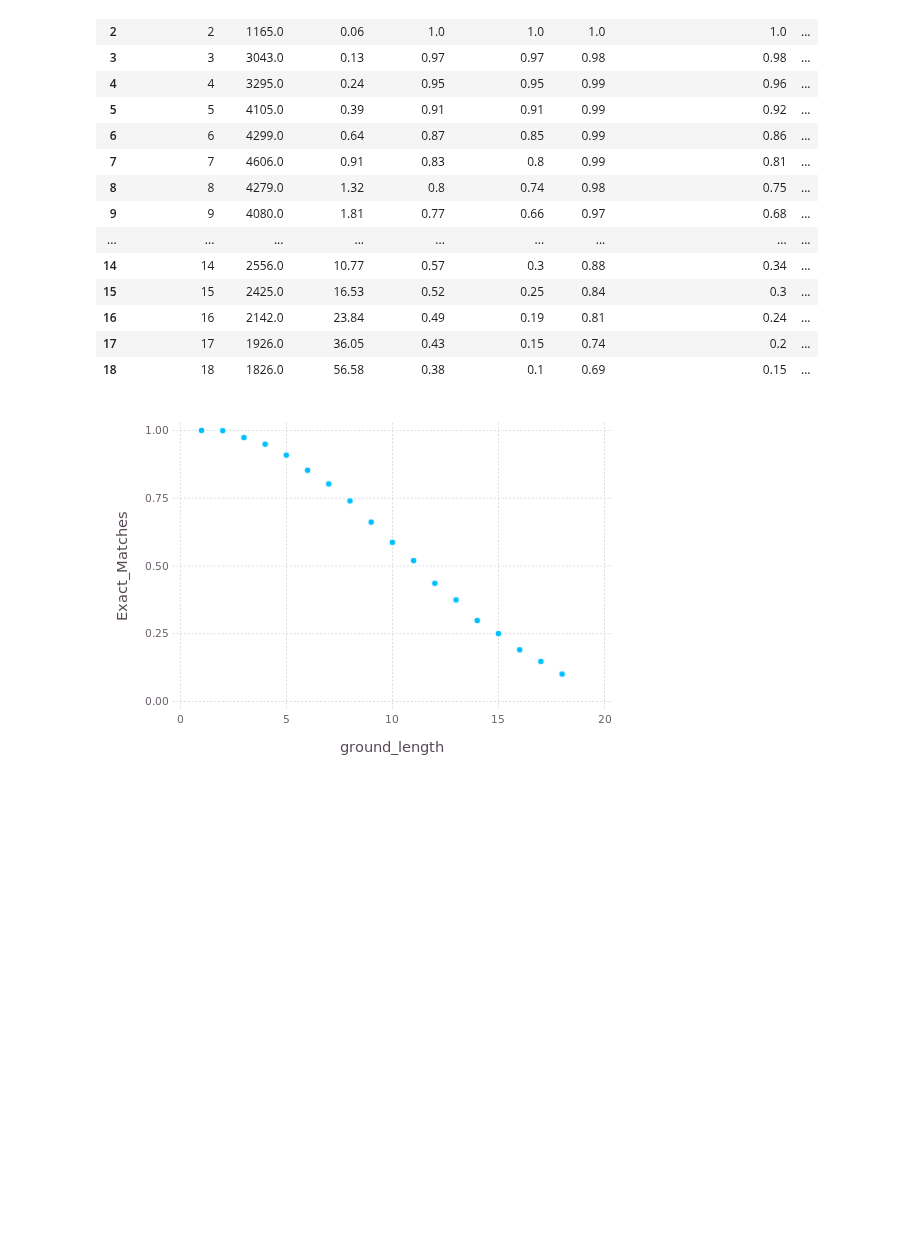
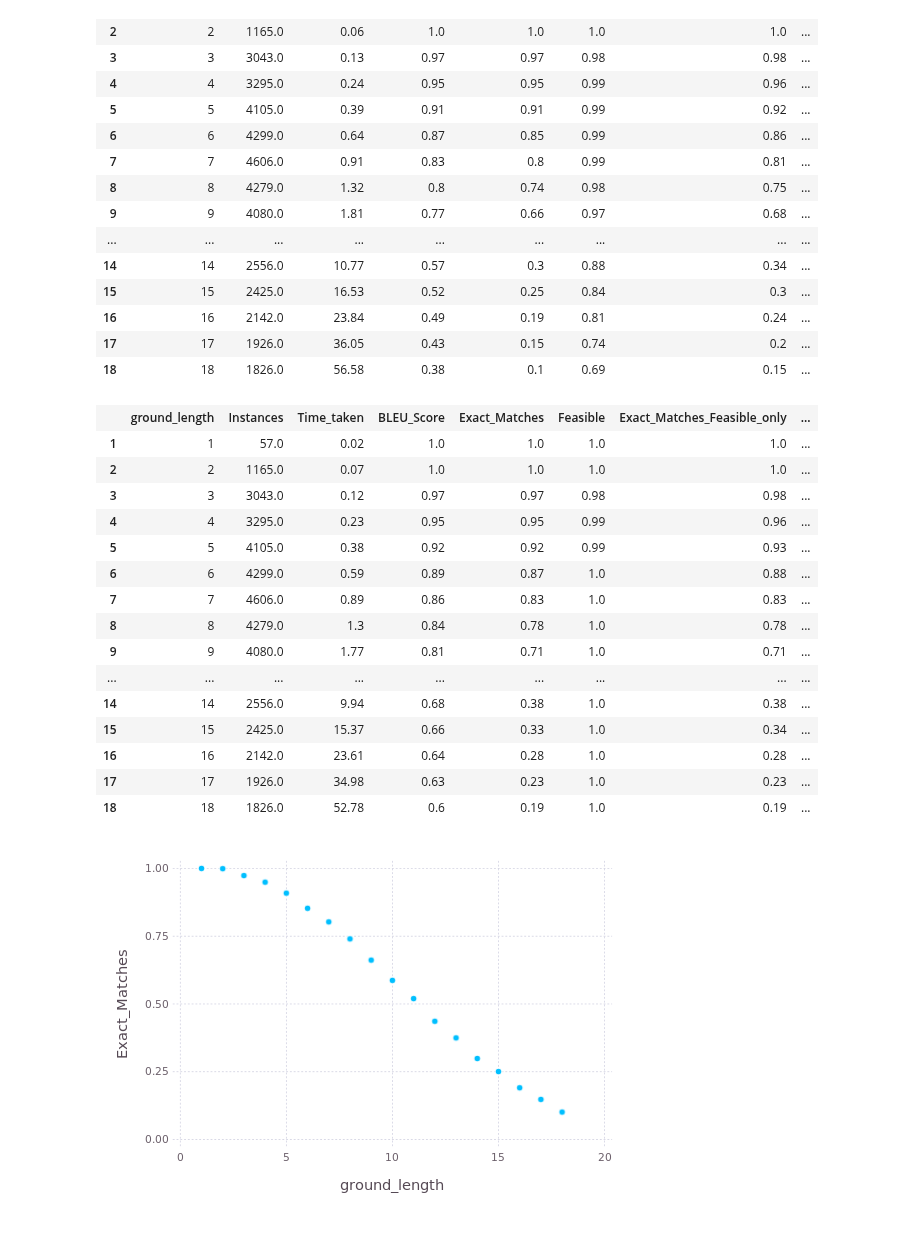
Before and after one commit to oxinabox/phd, a Jupyter notebook: prototypes/SumOfWordEmbeddings/ResAna.ipynb, the cells around one changed output. Drawn from its saved outputs; the diff is of its cells as text; code cells hidden in the pictures; blank space fills up the shorter version.

```diff
--- a/prototypes/SumOfWordEmbeddings/ResAna.ipynb
+++ b/prototypes/SumOfWordEmbeddings/ResAna.ipynb
@@ -348,8 +353,26 @@ round_tbl(ordering_length_res)
 | 17 | 17 | 1926.0 | 36.05 | 0.43 | 0.15 | 0.74 | 0.2 | ... |
 | 18 | 18 | 1826.0 | 56.58 | 0.38 | 0.1 | 0.69 | 0.15 | ... |
 # %%
-ordering_length_res_oracle = get_ordering_length_res(books_0_001_oracle)
+ordering_length_res_oracle = get_ordering_length_res(books_0_01_oracle)
+writetable(OUTPUT_DIR*"ordering_length_scores_oracle.csv", ordering_length_res)
 round_tbl(ordering_length_res_oracle)
+# %% [output]
+|  | ground_length | Instances | Time_taken | BLEU_Score | Exact_Matches | Feasible | Exact_Matches_Feasible_only | ... |
+| 1 | 1 | 57.0 | 0.02 | 1.0 | 1.0 | 1.0 | 1.0 | ... |
+| 2 | 2 | 1165.0 | 0.07 | 1.0 | 1.0 | 1.0 | 1.0 | ... |
+| 3 | 3 | 3043.0 | 0.12 | 0.97 | 0.97 | 0.98 | 0.98 | ... |
+| 4 | 4 | 3295.0 | 0.23 | 0.95 | 0.95 | 0.99 | 0.96 | ... |
+| 5 | 5 | 4105.0 | 0.38 | 0.92 | 0.92 | 0.99 | 0.93 | ... |
+| 6 | 6 | 4299.0 | 0.59 | 0.89 | 0.87 | 1.0 | 0.88 | ... |
+| 7 | 7 | 4606.0 | 0.89 | 0.86 | 0.83 | 1.0 | 0.83 | ... |
+| 8 | 8 | 4279.0 | 1.3 | 0.84 | 0.78 | 1.0 | 0.78 | ... |
+| 9 | 9 | 4080.0 | 1.77 | 0.81 | 0.71 | 1.0 | 0.71 | ... |
+| ... | ... | ... | ... | ... | ... | ... | ... | ... |
+| 14 | 14 | 2556.0 | 9.94 | 0.68 | 0.38 | 1.0 | 0.38 | ... |
+| 15 | 15 | 2425.0 | 15.37 | 0.66 | 0.33 | 1.0 | 0.34 | ... |
+| 16 | 16 | 2142.0 | 23.61 | 0.64 | 0.28 | 1.0 | 0.28 | ... |
+| 17 | 17 | 1926.0 | 34.98 | 0.63 | 0.23 | 1.0 | 0.23 | ... |
+| 18 | 18 | 1826.0 | 52.78 | 0.6 | 0.19 | 1.0 | 0.19 | ... |
 # %%
 Gadfly.plot(ordering_length_res, x=:ground_length, y=:Exact_Matches)
 # %% [output]
```
Also changed, not shown: parts of 7 cells of this notebook, 4 other files.
